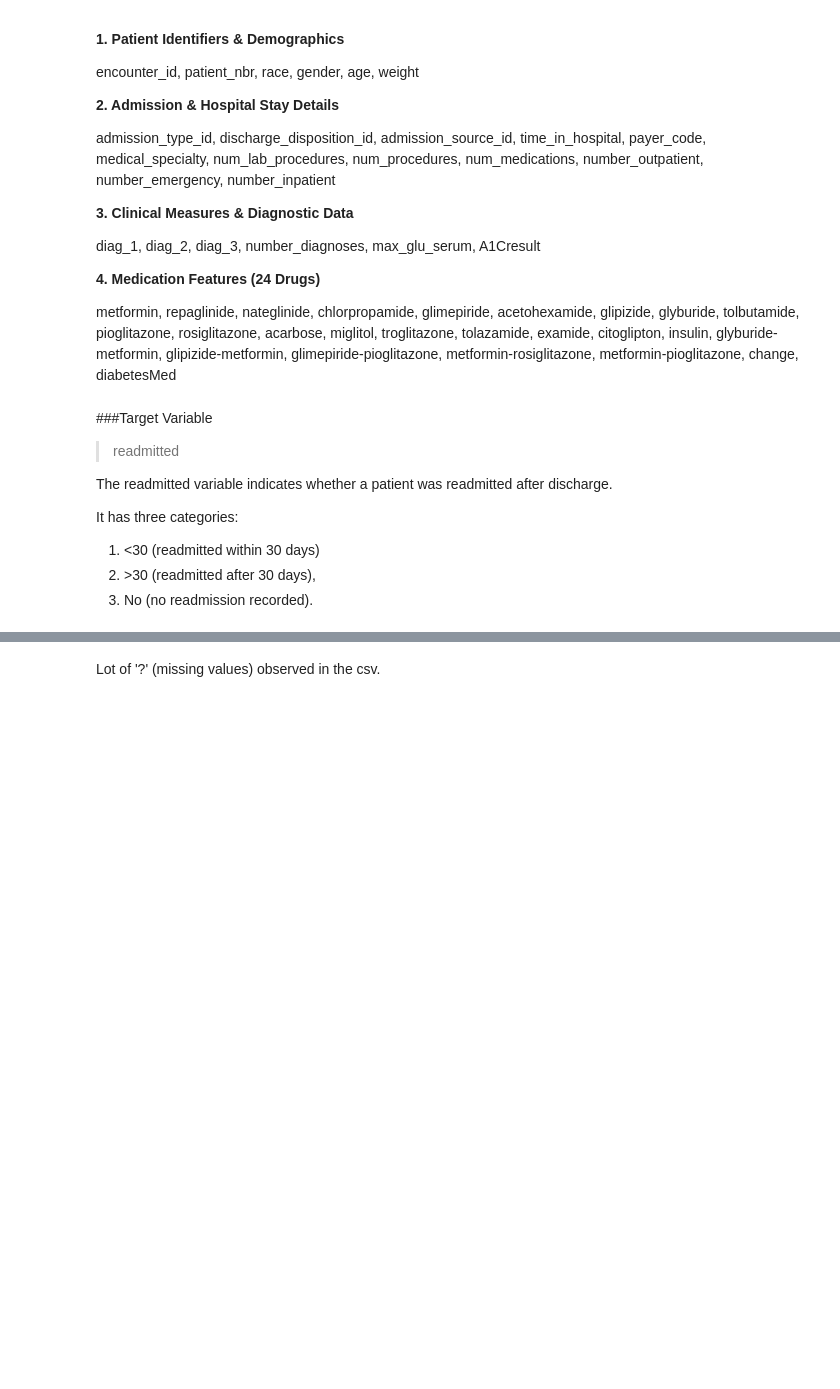
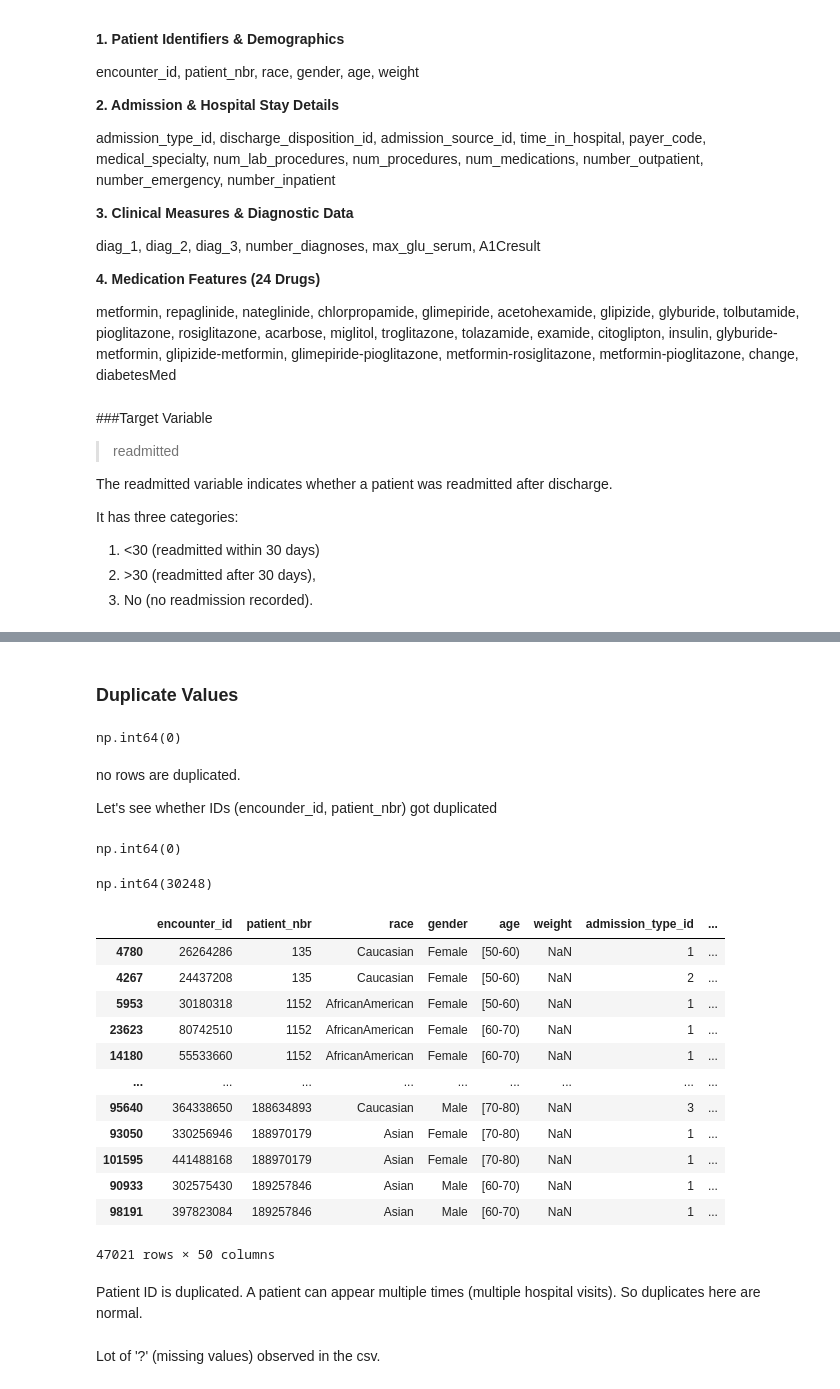
Before and after one commit to Kavithma-Dharmathilake/BIS_Assignment_Data_Analytics_Process_and_Interpretation, a Jupyter notebook: Notebook_file.ipynb, the cells around one changed output, grey strips where cells are left out. Cells and saved outputs as stored; diff of their text form; code cells hidden in the pictures; blank space fills up the shorter version.

```diff
--- a/Notebook_file.ipynb
+++ b/Notebook_file.ipynb
@@ -193,0 +304,30 @@ Requirement already satisfied: six>=1.5 in /usr/local/lib/python3.12/dist-packag
+# %%
+#Encode Age Values
+
+import re
+
+def convert_age(age_range):
+    if pd.isna(age_range):
+        return age_range
+    numbers = list(map(int, re.findall(r'\d+', age_range)))
+    return sum(numbers) / 2
+
+df['age'] = df['age'].apply(convert_age)
+# %%
+mapping = {
+    "None": 0,
+    "Norm": 1,
+    ">200": 2,
+    ">300": 3
+}
+
+df["max_glu_serum"] = df["max_glu_serum"].map(mapping)
+# %%
+mapping = {
+    "None": 0,
+    "Norm": 1,
+    ">7": 2,
+    ">8": 3
+}
+
+df["A1Cresult"] = df["A1Cresult"].map(mapping)
@@ -193,0 +413,6 @@ Requirement already satisfied: six>=1.5 in /usr/local/lib/python3.12/dist-packag
+# %%
+df['readmitted'] = df['readmitted'].replace({
+    '<30': 1,
+    '>30': 0,
+    'NO': -1
+})
@@ -194,2 +428,40 @@ Requirement already satisfied: six>=1.5 in /usr/local/lib/python3.12/dist-packag
+# %% [markdown]
+### Duplicate Values
+# %%
+df.duplicated().sum()
+# %% [output]
+np.int64(0)
+# %% [markdown]
+no rows are duplicated.
+
+Let's see whether IDs (encounder_id, patient_nbr) got duplicated
+# %%
+df['encounter_id'].duplicated().sum()
+# %% [output]
+np.int64(0)
+# %%
+df['patient_nbr'].duplicated().sum()
+# %% [output]
+np.int64(30248)
+# %%
+df[df['patient_nbr'].duplicated(keep=False)].sort_values('patient_nbr')
+# %% [output]
+|  | encounter_id | patient_nbr | race | gender | age | weight | admission_type_id | ... |
+| 4780 | 26264286 | 135 | Caucasian | Female | [50-60) | NaN | 1 | ... |
+| 4267 | 24437208 | 135 | Caucasian | Female | [50-60) | NaN | 2 | ... |
+| 5953 | 30180318 | 1152 | AfricanAmerican | Female | [50-60) | NaN | 1 | ... |
+| 23623 | 80742510 | 1152 | AfricanAmerican | Female | [60-70) | NaN | 1 | ... |
+| 14180 | 55533660 | 1152 | AfricanAmerican | Female | [60-70) | NaN | 1 | ... |
+| ... | ... | ... | ... | ... | ... | ... | ... | ... |
+| 95640 | 364338650 | 188634893 | Caucasian | Male | [70-80) | NaN | 3 | ... |
+| 93050 | 330256946 | 188970179 | Asian | Female | [70-80) | NaN | 1 | ... |
+| 101595 | 441488168 | 188970179 | Asian | Female | [70-80) | NaN | 1 | ... |
+| 90933 | 302575430 | 189257846 | Asian | Male | [60-70) | NaN | 1 | ... |
+| 98191 | 397823084 | 189257846 | Asian | Male | [60-70) | NaN | 1 | ... |
+47021 rows × 50 columns
+# %% [markdown]
+Patient ID is duplicated.
+A patient can appear multiple times (multiple hospital visits).
+So duplicates here are normal.
 # %% [markdown]
 Lot of '?' (missing values) observed in the csv.
```
Also changed, not shown: parts of 31 cells of this notebook.
